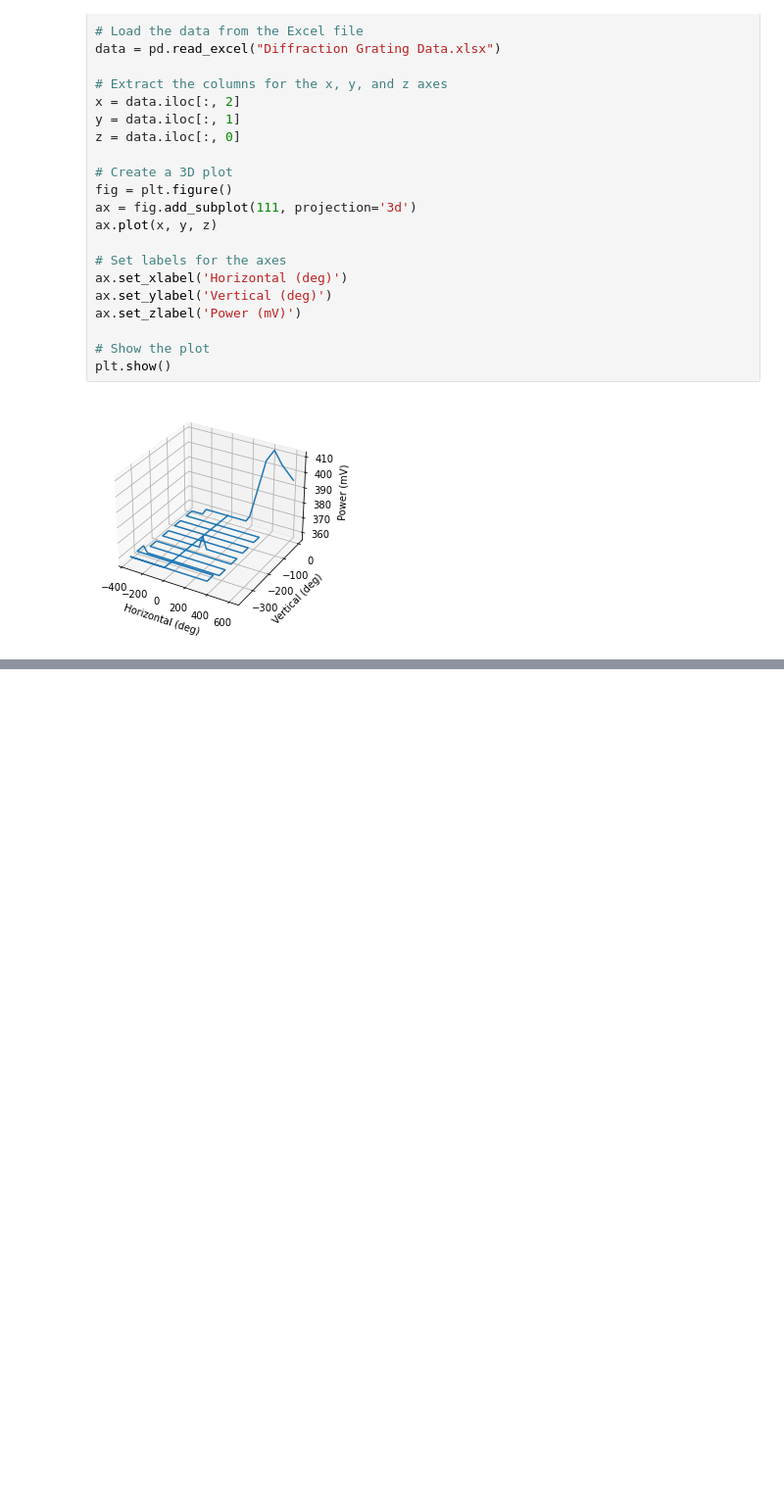
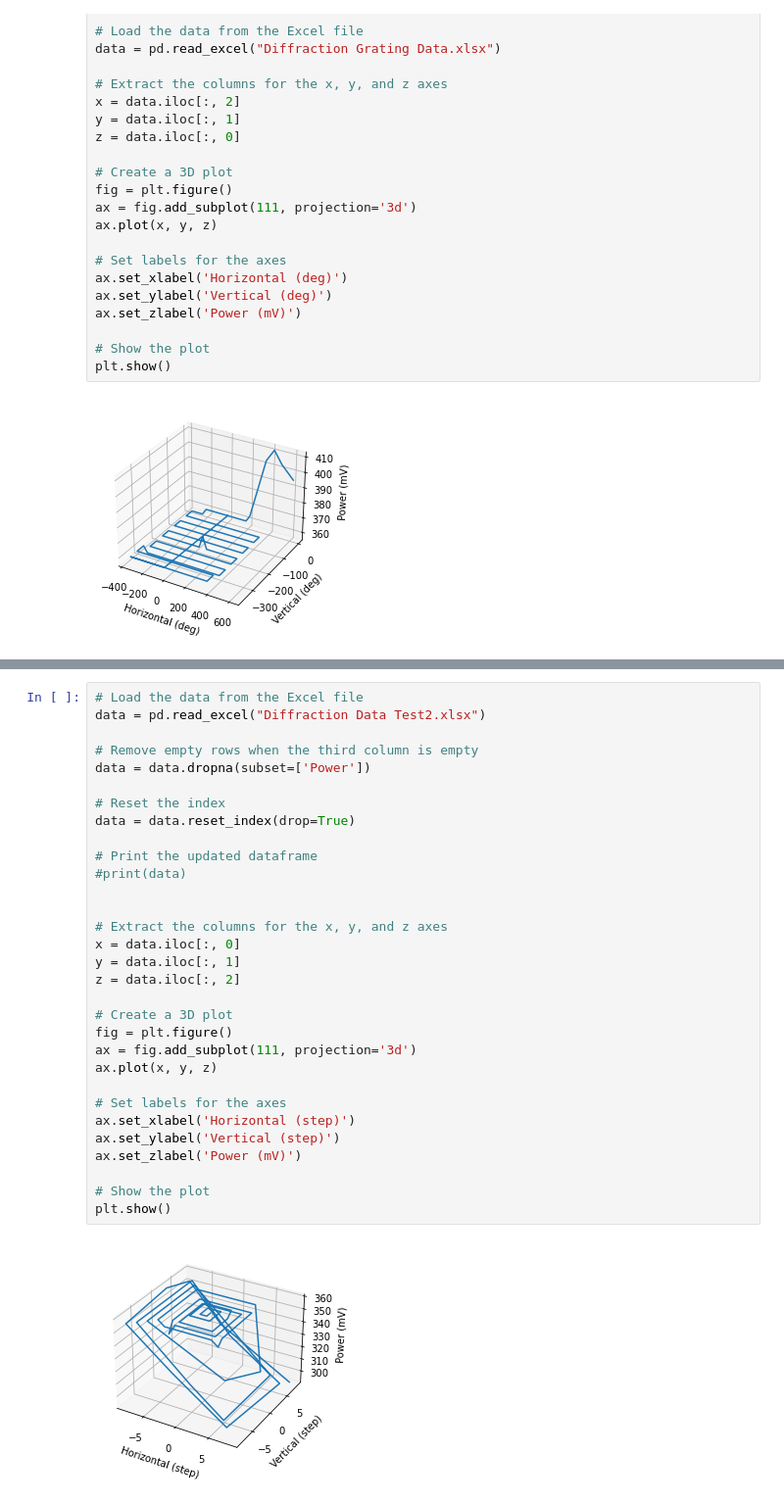
Before and after one commit to physics-uwstout/lab-notebooks-saturated-absorption-spectroscopy, a Jupyter notebook: Saturated Absorption Spectroscopy/Plechacek_Anthony/Jupyter Notebooks and Data Files/Diffraction Grating.ipynb, the cells around one changed output, grey strips where cells are left out. Shown: that part at 98% size. Drawn from its saved outputs; the diff is of its cells as text; blank space fills up the shorter version.

```diff
--- a/Saturated Absorption Spectroscopy/Plechacek_Anthony/Jupyter Notebooks and Data Files/Diffraction Grating.ipynb
+++ b/Saturated Absorption Spectroscopy/Plechacek_Anthony/Jupyter Notebooks and Data Files/Diffraction Grating.ipynb
@@ -27,0 +158,33 @@ plt.show()
+# %%
+# Load the data from the Excel file
+data = pd.read_excel("Diffraction Data Test2.xlsx")
+
+# Remove empty rows when the third column is empty
+data = data.dropna(subset=['Power'])
+
+# Reset the index
+data = data.reset_index(drop=True)
+
+# Print the updated dataframe
+#print(data)
+
+
+# Extract the columns for the x, y, and z axes
+x = data.iloc[:, 0]
+y = data.iloc[:, 1]
+z = data.iloc[:, 2]
+
+# Create a 3D plot
+fig = plt.figure()
+ax = fig.add_subplot(111, projection='3d')
+ax.plot(x, y, z)
+
+# Set labels for the axes
+ax.set_xlabel('Horizontal (step)')
+ax.set_ylabel('Vertical (step)')
+ax.set_zlabel('Power (mV)')
+
+# Show the plot
+plt.show()
+# %% [output]
+[figure, added]
```
Also changed, not shown: parts of 3 cells of this notebook, 6 other files.
